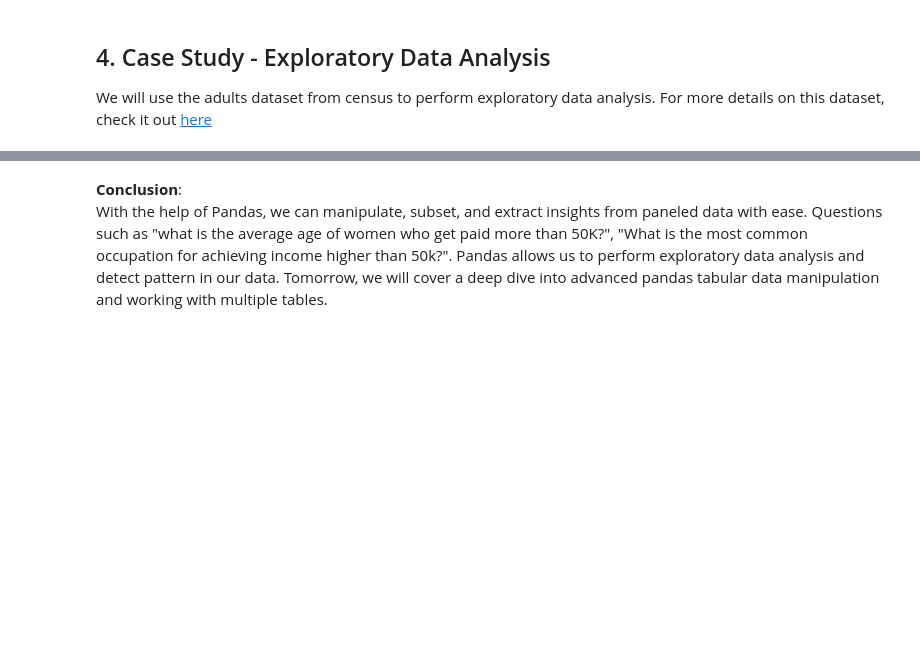
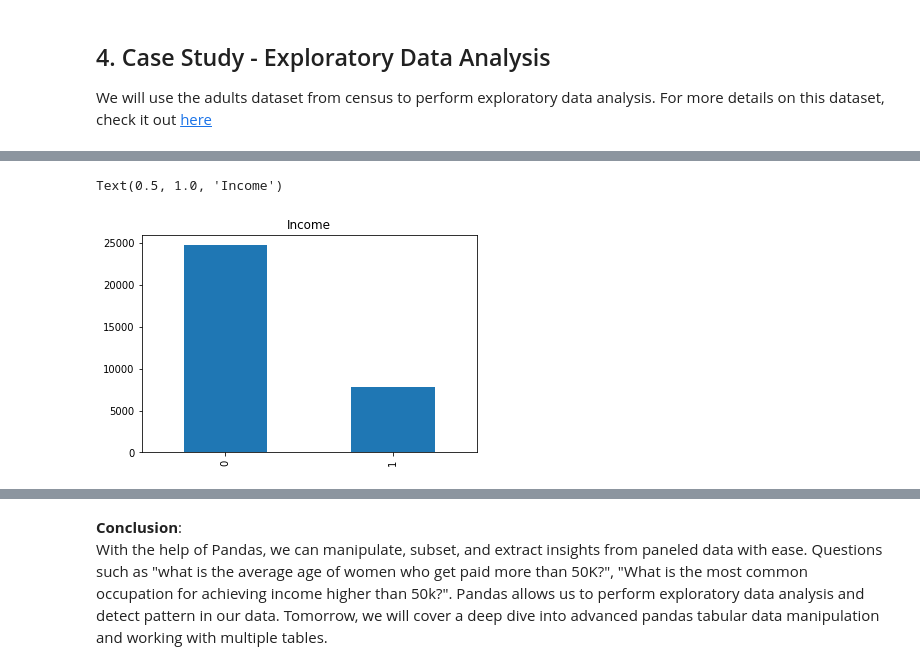
Before and after one commit to minnaf/nyc-mhtn-ds-060319-lectures, a Jupyter notebook: Mod_1/Pandas/Intro_to_libraries_I.ipynb, the cells around one changed output, grey strips where cells are left out. Cells and saved outputs as stored; diff of their text form; code cells hidden in the pictures; blank space fills up the shorter version.

```diff
--- a/Mod_1/Pandas/Intro_to_libraries_I.ipynb
+++ b/Mod_1/Pandas/Intro_to_libraries_I.ipynb
@@ -548,0 +764,7 @@ adults.iloc[2,5]
+# %%
+# strip whitespace -- using lambda function to remove whitespace for string objects
+#adults.education.map(lambda x: x.strip(''))
+#adults['marital_status_clean'] = adults.marital_status.map(lambda x: x.strip())
+#adults = adults.applymap(lambda x : x.strip() if type(x) == 'object' else x )
+
+adults = adults.apply(lambda x: x.str.strip() if x.dtype == 'object' else x)
@@ -571,3 +889,5 @@ plt.title('Histogram for Age Distribution')
 # %%
 # Since the income is something we want to predict. Let's create a variable called:
 # income_binary such that it is 1 if someone earns 50k and above and 0 otherwise
+adults['income_binary'] = adults.income.map(lambda x: 1 if x == '>50K' else 0)
+#adults.head(10)
@@ -574,6 +906,9 @@ plt.title('Histogram for Age Distribution')
 # %%
-#adults.income_binary.value_counts().plot(kind = 'bar')
-#plt.title('Income')
+adults.income_binary.value_counts().plot(kind = 'bar')
+plt.title('Income')
+# %% [output]
+Text(0.5, 1.0, 'Income')
+[figure, added]
 # %%
 adults.education.value_counts().plot(kind = 'bar')
 # %%
```
Also changed, not shown: parts of 75 cells of this notebook.
